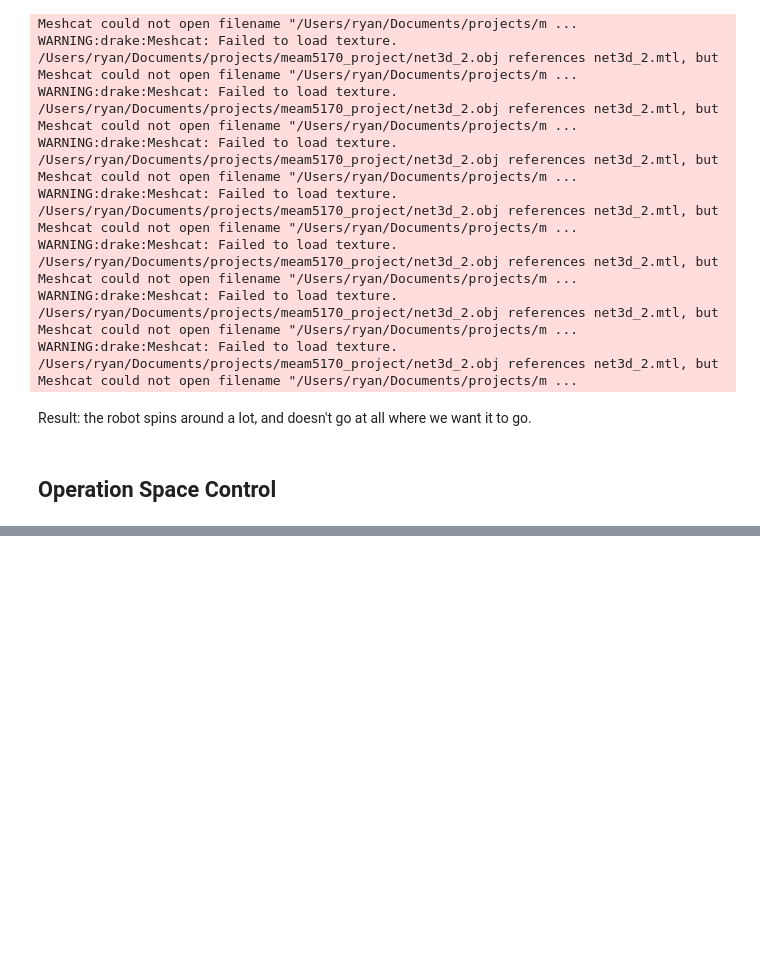
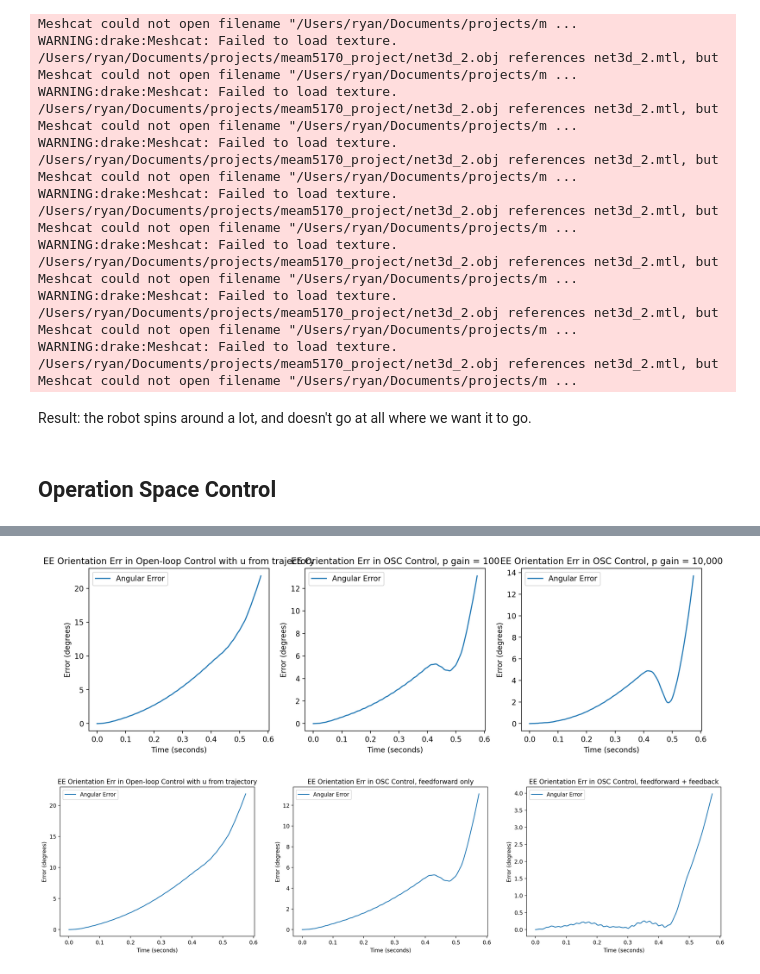
Before and after one commit to pradiptark/arm_final_project, a Jupyter notebook: ArmCollocation.ipynb, the cells around one changed output, grey strips where cells are left out. Cells and saved outputs as stored; diff of their text form; code cells hidden in the pictures; blank space fills up the shorter version.

```diff
--- a/ArmCollocation.ipynb
+++ b/ArmCollocation.ipynb
@@ -735,7 +744,7 @@ def create_ee_query_angle():
     context = plant.CreateDefaultContext()
     ee_bod = plant.GetBodyByName("panda_link9")
     def query(state):
-        context.SetContinuousState(state)
+        context.SetContinuousState(state[:14])
         return plant.EvalBodyPoseInWorld(context, ee_bod).rotation().ToQuaternion()
     return query
 
@@ -748,6 +757,7 @@ def plot_ee_angle(t, data, label):
     for i,c in enumerate('WXYZ'):
         plt.plot(t, ee_pos[:,i], label=f'{label} {c}', color=color[i])
         plt.plot(t, ee_des_pos[:,i], label=f'Trajectory {c}', color=color_des[i])
+    plt.xlabel('Time (seconds)')
     plt.legend()
 
 def plot_ee_angle_err(t, data, label):
@@ -759,6 +769,7 @@ def plot_ee_angle_err(t, data, label):
         errors.append(np.arccos(2*inner_prod**2 - 1) * 180 / np.pi)
     plt.plot(t, errors, label=f'Angular Error')
     plt.ylabel('Error (degrees)')
+    plt.xlabel('Time (seconds)')
     plt.legend()
 # %%
 
@@ -825,49 +839,73 @@ c = lambda plant: OSC(plant, x_traj, 1000, kD, 2, 2, False, freq)
 t3, data3 = arm_sim(t_catch, initial_state, log=True, control=c)
 
 c = lambda plant: OSC(plant, x_traj, 10000, kD, 2, 2, False, freq)
 t4, data4 = arm_sim(t_catch, initial_state, log=True, control=c)
 
 plt.figure(figsize=(15, 4))
 plt.subplot(131)
 plt.title('EE Orientation Err in Open-loop Control with u from trajectory')
 plot_ee_angle_err(t, data, 'Open-Loop')
 plt.subplot(132)
 plt.title('EE Orientation Err in OSC Control, p gain = 100')
 plot_ee_angle_err(t2, data2, 'OSC')
 plt.subplot(133)
 plt.title('EE Orientation Err in OSC Control, p gain = 10,000')
 plot_ee_angle_err(t4, data4, 'OSC')
 plt.show()
 
+# c = lambda plant: ExecuteTraj(plant, u_traj)
+# t, data = arm_sim(t_catch, initial_state, log=True, control=c)
+
+# c = lambda plant: OSC(plant, x_traj, 0, kD, 2000, 20, True, freq)
+# t15, data15 = arm_sim(t_catch, initial_state, log=True, control=c)
+
+# c = lambda plant: OSC(plant, x_traj, 100, kD, 2000, 20, True, freq)
+# t2, data2 = arm_sim(t_catch, initial_state, log=True, control=c)
+
+# c = lambda plant: OSC(plant, x_traj, 1000, kD, 2000, 20, True, freq)
+# t3, data3 = arm_sim(t_catch, initial_state, log=True, control=c)
+
+# c = lambda plant: OSC(plant, x_traj, 10000, kD, 2000, 20, True, freq)
+# t4, data4 = arm_sim(t_catch, initial_state, log=True, control=c)
+
+# plt.figure(figsize=(22, 4))
+# plt.subplot(141)
+# plt.title('EE Orientation Err in Open-loop Control with u from trajectory')
+# plot_ee_angle_err(t, data, 'Open-Loop')
+# plt.subplot(142)
+# plt.title('EE Orientation Err in OSC Control, p gain = 0')
+# plot_ee_angle_err(t15, data15, 'OSC')
+# plt.subplot(143)
+# plt.title('EE Orientation Err in OSC Control, p gain = 100')
+# plot_ee_angle_err(t2, data2, 'OSC')
+# plt.subplot(144)
+# plt.title('EE Orientation Err in OSC Control, p gain = 10,000')
+# plot_ee_angle_err(t4, data4, 'OSC')
+# plt.show()
+
 c = lambda plant: ExecuteTraj(plant, u_traj)
 t, data = arm_sim(t_catch, initial_state, log=True, control=c)
 
-c = lambda plant: OSC(plant, x_traj, 0, kD, 2000, 20, True, freq)
+c = lambda plant: OSC(plant, x_traj, 0, 0, 0, 0, True, freq)
 t15, data15 = arm_sim(t_catch, initial_state, log=True, control=c)
-
-c = lambda plant: OSC(plant, x_traj, 100, kD, 2000, 20, True, freq)
-t2, data2 = arm_sim(t_catch, initial_state, log=True, control=c)
-
-c = lambda plant: OSC(plant, x_traj, 1000, kD, 2000, 20, True, freq)
-t3, data3 = arm_sim(t_catch, initial_state, log=True, control=c)
 
 c = lambda plant: OSC(plant, x_traj, 10000, kD, 2000, 20, True, freq)
 t4, data4 = arm_sim(t_catch, initial_state, log=True, control=c)
 
-plt.figure(figsize=(22, 4))
-plt.subplot(141)
+plt.figure(figsize=(22, 5))
+plt.subplot(131)
 plt.title('EE Orientation Err in Open-loop Control with u from trajectory')
 plot_ee_angle_err(t, data, 'Open-Loop')
-plt.subplot(142)
-plt.title('EE Orientation Err in OSC Control, p gain = 0')
-plot_ee_angle_err(t15, data15, 'OSC')
-plt.subplot(143)
-plt.title('EE Orientation Err in OSC Control, p gain = 100')
+plt.subplot(132)
+plt.title('EE Orientation Err in OSC Control, feedforward only')
 plot_ee_angle_err(t2, data2, 'OSC')
-plt.subplot(144)
-plt.title('EE Orientation Err in OSC Control, p gain = 10,000')
+plt.subplot(133)
+plt.title('EE Orientation Err in OSC Control, feedforward + feedback')
 plot_ee_angle_err(t4, data4, 'OSC')
 plt.show()
+# %% [output]
+[figure, added]
+[figure, added]
 # %%
 from pydrake.geometry import Role
 
```
Also changed, not shown: parts of 8 cells of this notebook.
